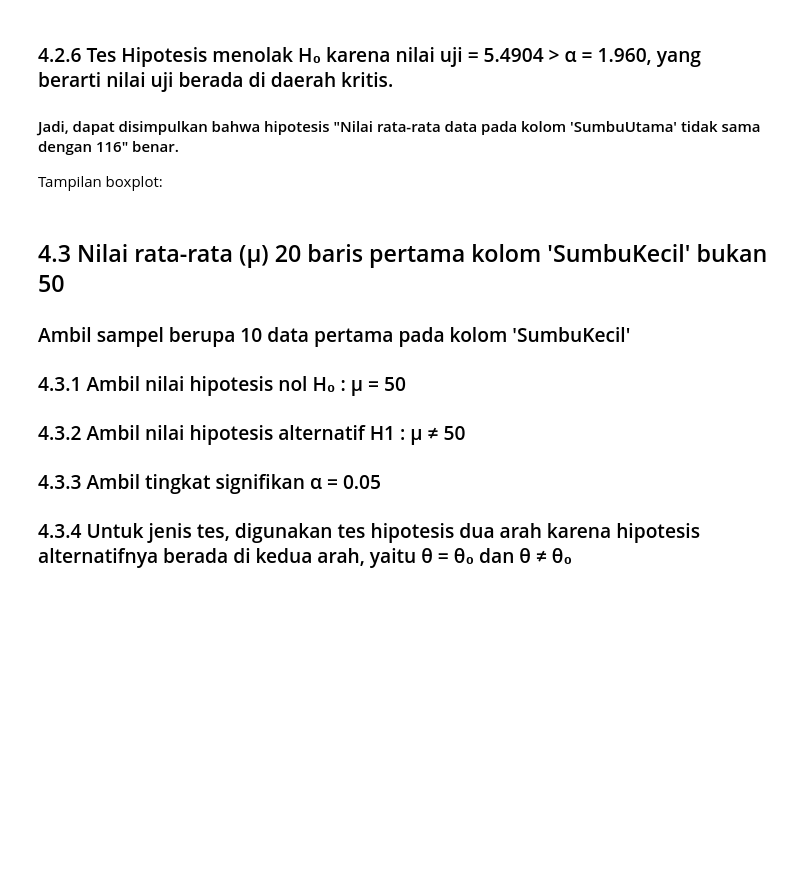
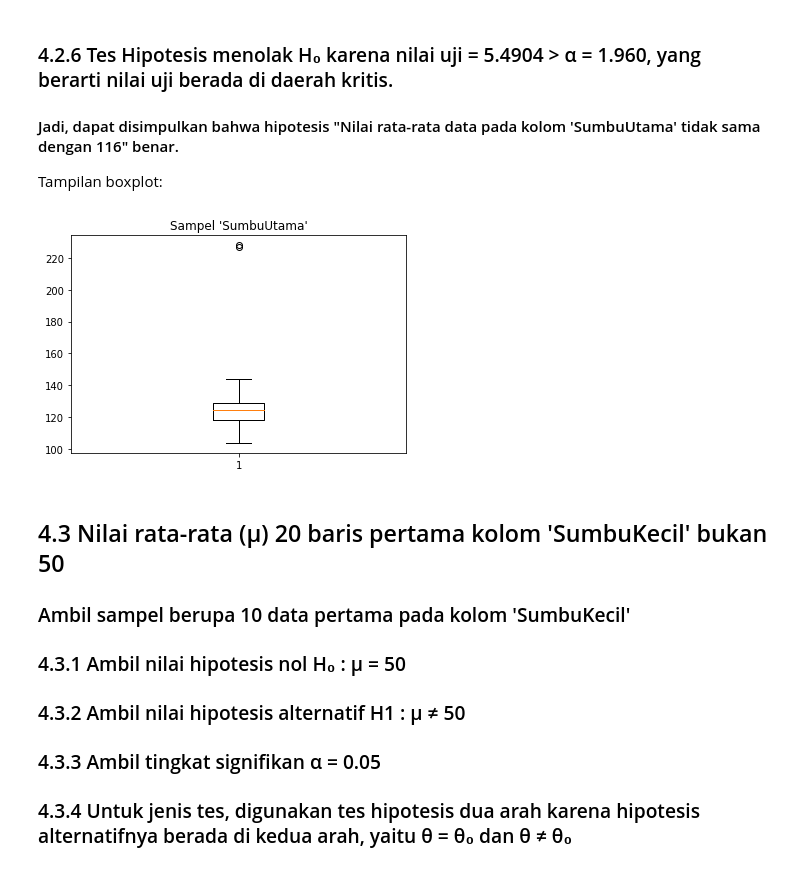
Before and after one commit to slarkdarr/Data-Analysis, a Jupyter notebook: Tugas Besar IF2220 - Probabilitas dan Statistika.ipynb, the cells around one changed output. Drawn from its saved outputs; the diff is of its cells as text; code cells hidden in the pictures; blank space fills up the shorter version.

```diff
--- a/Tugas Besar IF2220 - Probabilitas dan Statistika.ipynb
+++ b/Tugas Besar IF2220 - Probabilitas dan Statistika.ipynb
@@ -614,6 +624,13 @@ print(z)
 ### 4.2.6 Tes Hipotesis menolak H₀ karena nilai uji = 5.4904 > α = 1.960, yang berarti nilai uji berada di daerah kritis.
 #### Jadi, dapat disimpulkan bahwa hipotesis "Nilai rata-rata data pada kolom 'SumbuUtama' tidak sama dengan 116" benar.
 Tampilan boxplot:
+# %%
+fig, ax = plt.subplots()
+ax.set_title('Sampel \'SumbuUtama\'')
+ax.boxplot(sumbuUtama)
+plt.show()
+# %% [output]
+[figure, added]
 # %% [markdown]
 ## 4.3   Nilai rata-rata (μ) 20 baris pertama kolom 'SumbuKecil' bukan 50
 ### Ambil sampel berupa 10 data pertama pada kolom 'SumbuKecil'
```
Also changed, not shown: parts of 62 cells of this notebook.
